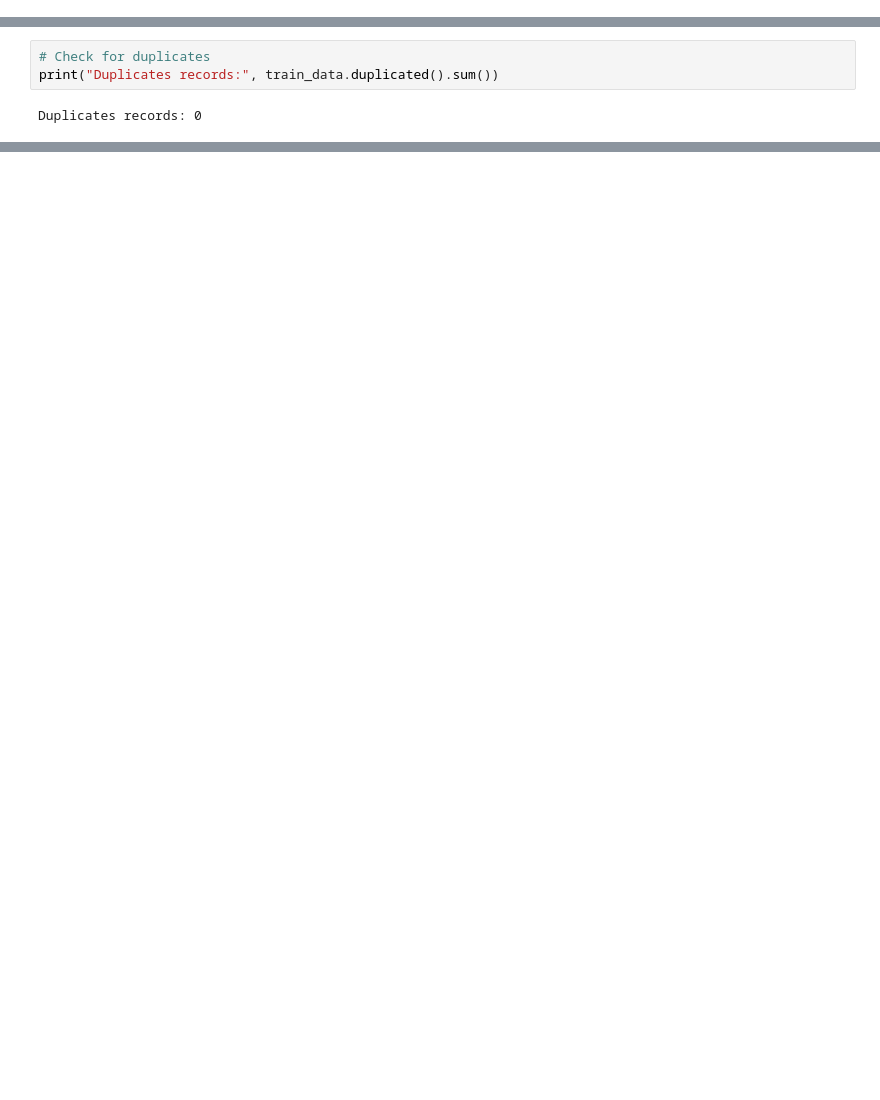
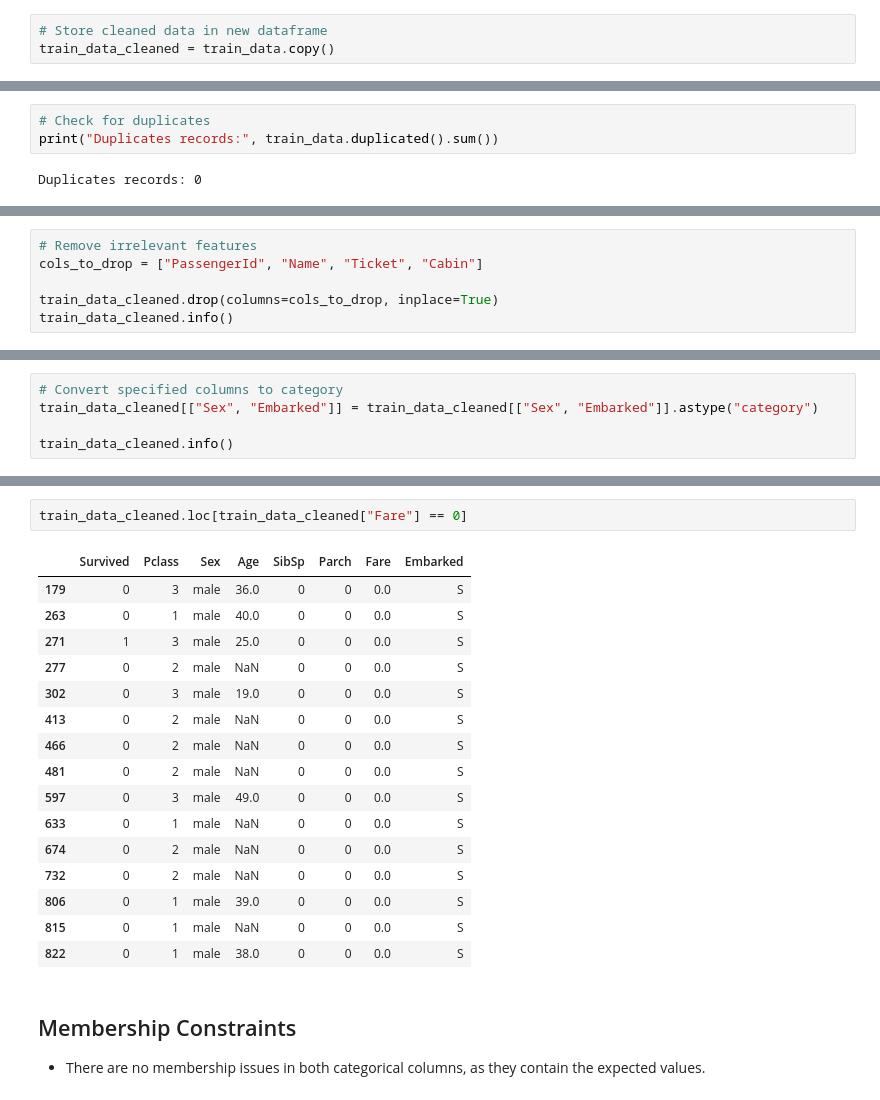
Before and after one commit to rimvelvet31/titanic-prediction, a Jupyter notebook: notebook.ipynb, the cells around one changed output, grey strips where cells are left out. Cells and saved outputs as stored; diff of their text form; blank space fills up the shorter version.

Commit message:
complated data cleaning

```diff
--- a/notebook.ipynb
+++ b/notebook.ipynb
@@ -69,0 +51,3 @@ train_data.describe()
+# %%
+# Store cleaned data in new dataframe
+train_data_cleaned = train_data.copy()
@@ -107,0 +69,6 @@ array([22.  , 38.  , 26.  , 35.  ,   nan, 54.  ,  2.  , 27.  , 14.  ,
+# %%
+# Remove irrelevant features
+cols_to_drop = ["PassengerId", "Name", "Ticket", "Cabin"]
+
+train_data_cleaned.drop(columns=cols_to_drop, inplace=True)
+train_data_cleaned.info()
@@ -107,0 +95,5 @@ array([22.  , 38.  , 26.  , 35.  ,   nan, 54.  ,  2.  , 27.  , 14.  ,
+# %%
+# Convert specified columns to category
+train_data_cleaned[["Sex", "Embarked"]] = train_data_cleaned[["Sex", "Embarked"]].astype("category")
+
+train_data_cleaned.info()
@@ -107,0 +127,23 @@ array([22.  , 38.  , 26.  , 35.  ,   nan, 54.  ,  2.  , 27.  , 14.  ,
+# %%
+train_data_cleaned.loc[train_data_cleaned["Fare"] == 0]
+# %% [output]
+|  | Survived | Pclass | Sex | Age | SibSp | Parch | Fare | Embarked |
+| 179 | 0 | 3 | male | 36.0 | 0 | 0 | 0.0 | S |
+| 263 | 0 | 1 | male | 40.0 | 0 | 0 | 0.0 | S |
+| 271 | 1 | 3 | male | 25.0 | 0 | 0 | 0.0 | S |
+| 277 | 0 | 2 | male | NaN | 0 | 0 | 0.0 | S |
+| 302 | 0 | 3 | male | 19.0 | 0 | 0 | 0.0 | S |
+| 413 | 0 | 2 | male | NaN | 0 | 0 | 0.0 | S |
+| 466 | 0 | 2 | male | NaN | 0 | 0 | 0.0 | S |
+| 481 | 0 | 2 | male | NaN | 0 | 0 | 0.0 | S |
+| 597 | 0 | 3 | male | 49.0 | 0 | 0 | 0.0 | S |
+| 633 | 0 | 1 | male | NaN | 0 | 0 | 0.0 | S |
+| 674 | 0 | 2 | male | NaN | 0 | 0 | 0.0 | S |
+| 732 | 0 | 2 | male | NaN | 0 | 0 | 0.0 | S |
+| 806 | 0 | 1 | male | 39.0 | 0 | 0 | 0.0 | S |
+| 815 | 0 | 1 | male | NaN | 0 | 0 | 0.0 | S |
+| 822 | 0 | 1 | male | 38.0 | 0 | 0 | 0.0 | S |
+# %% [markdown]
+## Membership Constraints
+
+- There are no membership issues in both categorical columns, as they contain the expected values.
```
Also changed, not shown: parts of 33 cells of this notebook, 1 other file.
